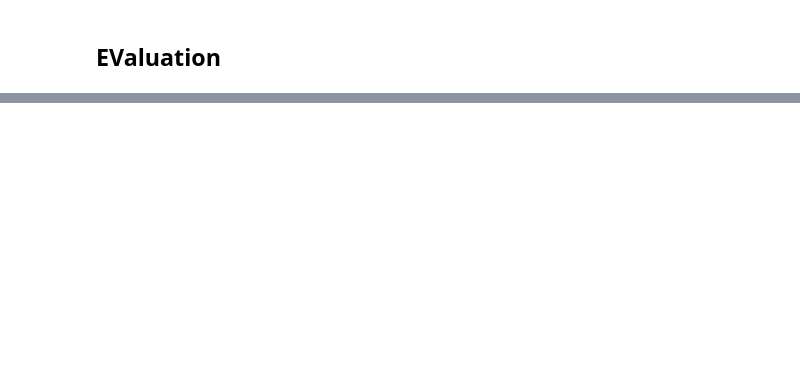
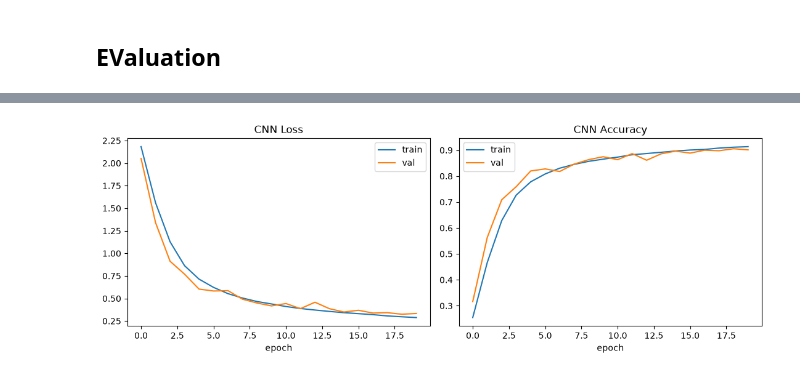
Before and after one commit to omkar-shetty/SVHN_image_recognition, a Jupyter notebook: CNN_SVHN.ipynb, the cells around one changed output, grey strips where cells are left out. Cells and saved outputs as stored; diff of their text form; code cells hidden in the pictures; blank space fills up the shorter version.

```diff
--- a/CNN_SVHN.ipynb
+++ b/CNN_SVHN.ipynb
@@ -174,0 +181,6 @@ plt.show()
+# %%
+fig = plot_training_curves(history, title="CNN")
+fig.savefig("images/cnn_training_curves.png", dpi=150, bbox_inches="tight")
+plt.show()
+# %% [output]
+[figure, added]
```
Also changed, not shown: parts of 8 cells of this notebook, 1 other file.
